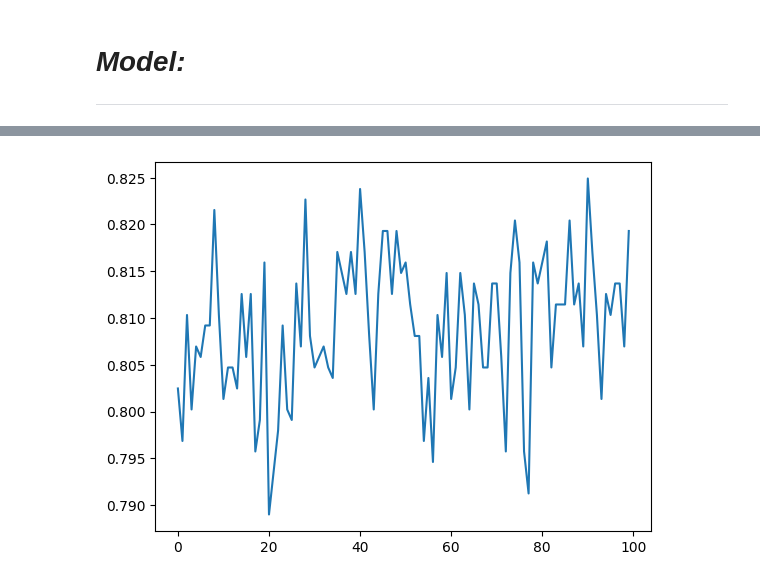
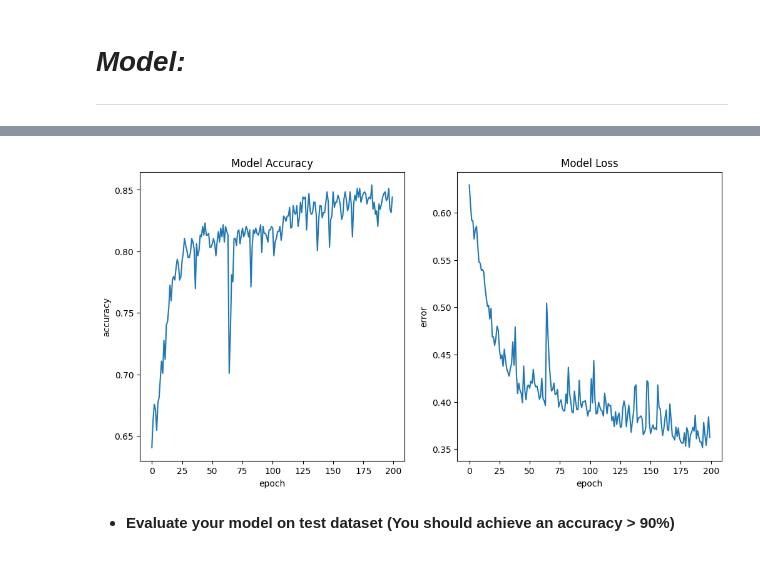
Before and after one commit to SobhanSaeedi7/MachineLearning, a Jupyter notebook: 49.Titanic/titanic.ipynb, the cells around one changed output, grey strips where cells are left out. Cells and saved outputs as stored; diff of their text form; code cells hidden in the pictures.

```diff
--- a/49.Titanic/titanic.ipynb
+++ b/49.Titanic/titanic.ipynb
@@ -35,8 +36,8 @@ data_train.head(10)
 | 8 | 9 | 1 | 3 | Johnson, Mrs. Oscar W (Elisabeth ... | 0 | 27.0 | 0 | 2 | 347742 | 11.1333 | ... |
 | 9 | 10 | 1 | 2 | Nasser, Mrs. Nicholas (Adele Achem) | 0 | 14.0 | 1 | 0 | 237736 | 30.0708 | ... |
 # %%
-X_train = np.array(data_train[['Pclass', 'Sex', 'Age', 'SibSp', 'Parch', 'Fare']])
-Y_train = np.array(data_train[['Survived']])
+X = np.array(data_train[['Pclass', 'Sex', 'Age', 'SibSp', 'Parch', 'Fare']])
+Y = np.array(data_train[['Survived']])
 # %% [markdown]
 # ***Model:***
 
@@ -43,0 +47,3 @@ Y_train = np.array(data_train[['Survived']])
+# %%
+X_train, X_test, Y_train, Y_test = train_test_split(X, Y, test_size=0.2)
+X_train.shape, X_test.shape, Y_train.shape, Y_test.shape
@@ -44,8 +52,8 @@ Y_train = np.array(data_train[['Survived']])
 # %%
 model = tf.keras.models.Sequential([
     tf.keras.layers.Dense(6, activation='sigmoid'), # input layer
-    tf.keras.layers.Dense(20, activation='relu'), # hidden layer 1
-    tf.keras.layers.Dense(8, activation='sigmoid'), # hidden layer 2
+    tf.keras.layers.Dense(60, activation='relu'), # hidden layer 1
+    tf.keras.layers.Dense(30, activation='sigmoid'), # hidden layer 2
     tf.keras.layers.Dense(2, activation='softmax'), # output layer
 ])
 # %%
@@ -55,3 +65,3 @@ model.compile(optimizer= tf.keras.optimizers.Adam(learning_rate=0.01),
 # %%
-output = model.fit(X_train, Y_train, epochs=100)
+output = model.fit(X_train, Y_train, epochs=200)
 # %% [output]
@@ -80,5 +85,17 @@ plt.show()
-# %%
-plt.plot(output.history['accuracy'])
-plt.show()
-# %% [output]
-[figure, removed]
+# %%
+fig, (ax1, ax2) = plt.subplots(1, 2, figsize=(12,6))
+
+ax1.plot(output.history['accuracy'])
+ax1.set_title("Model Accuracy")
+ax1.set_xlabel("epoch")
+ax1.set_ylabel("accuracy")
+
+ax2.plot(output.history['loss'])
+ax2.set_title("Model Loss")
+ax2.set_xlabel("epoch")
+ax2.set_ylabel("error")
+plt.show()
+# %% [output]
+[figure, added]
+# %% [markdown]
+* **Evaluate your model on test dataset (You should achieve an accuracy > 90%)**
```
Also changed, not shown: parts of 11 cells of this notebook.
